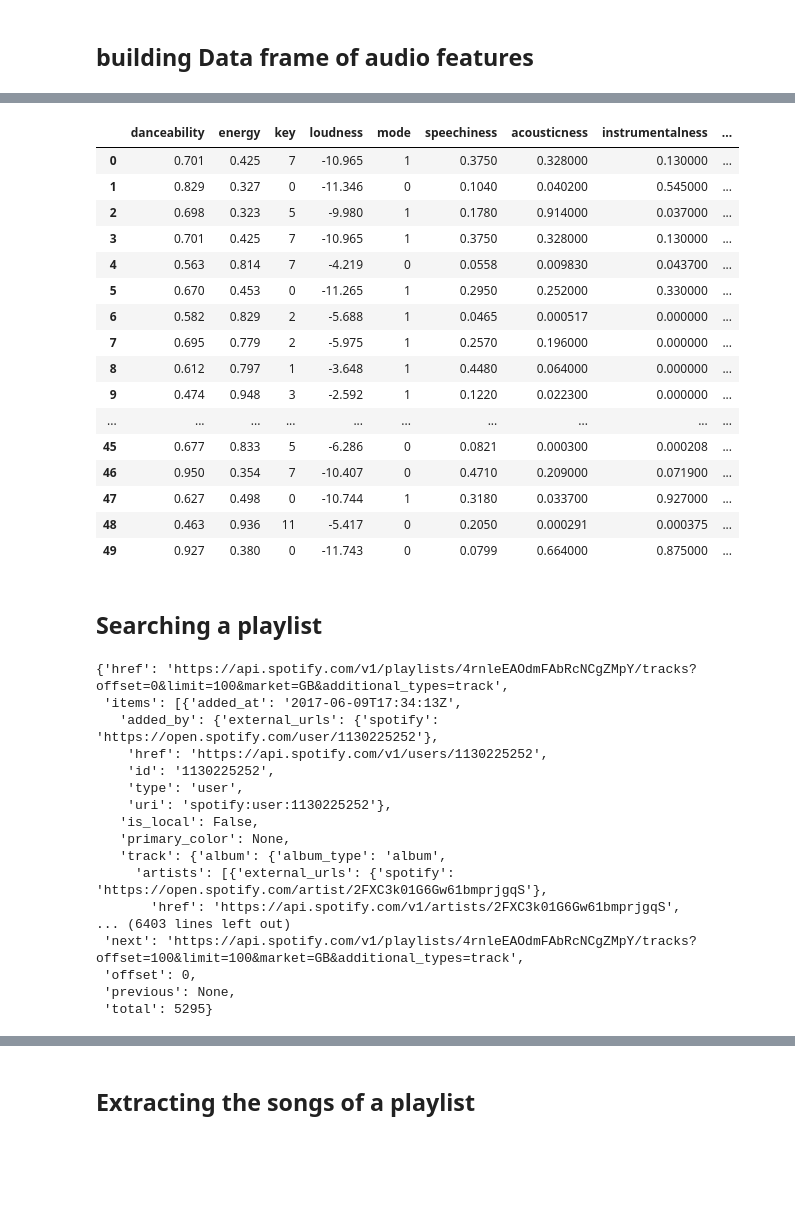
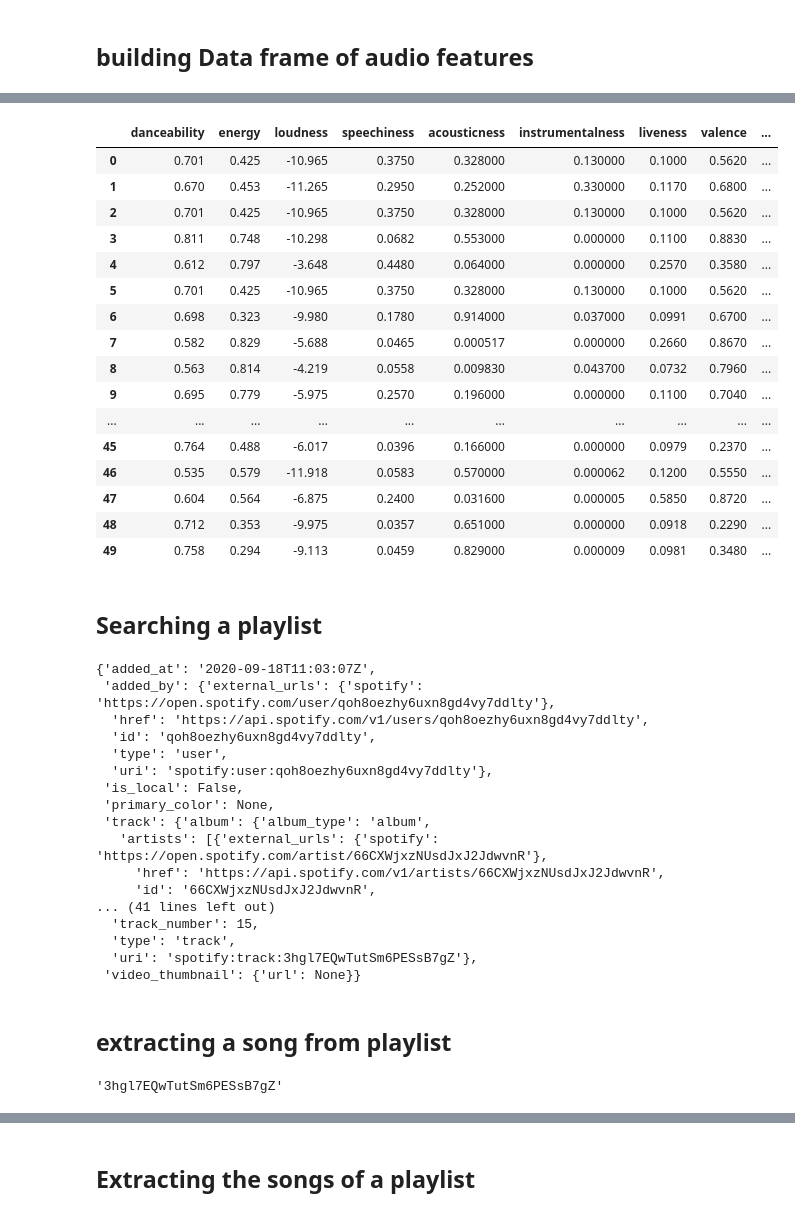
Before and after one commit to raafat-hantoush/IH_RH_DA_FT_MAY_2022, a Jupyter notebook: Class_Materials/Web_Scraping/Spotify_Structure.ipynb, the cells around one changed output, grey strips where cells are left out. Drawn from its saved outputs; the diff is of its cells as text; code cells hidden in the pictures; blank space fills up the shorter version.

```diff
--- a/Class_Materials/Web_Scraping/Spotify_Structure.ipynb
+++ b/Class_Materials/Web_Scraping/Spotify_Structure.ipynb
@@ -292,28 +370,32 @@ sp.audio_features(results["tracks"]["items"][0]["id"] )
 # %%
 #my_dict = sp.audio_features(song["tracks"]["items"][0]["uri"])[0] # you can provide a list of uri's
 
 list_of_songs=[]
 for index in range(0,len(song["tracks"]["items"])):
     list_of_songs.append(sp.audio_features(song["tracks"]["items"][index]["uri"])[0])
-pd.DataFrame(list_of_songs)
+df=pd.DataFrame(list_of_songs)
+df=df[["danceability","energy","loudness","speechiness","acousticness",
+    "instrumentalness","liveness","valence","tempo","id","duration_ms"]]
+
+df
 # %% [output]
-|  | danceability | energy | key | loudness | mode | speechiness | acousticness | instrumentalness | ... |
-| 0 | 0.701 | 0.425 | 7 | -10.965 | 1 | 0.3750 | 0.328000 | 0.130000 | ... |
-| 1 | 0.829 | 0.327 | 0 | -11.346 | 0 | 0.1040 | 0.040200 | 0.545000 | ... |
-| 2 | 0.698 | 0.323 | 5 | -9.980 | 1 | 0.1780 | 0.914000 | 0.037000 | ... |
-| 3 | 0.701 | 0.425 | 7 | -10.965 | 1 | 0.3750 | 0.328000 | 0.130000 | ... |
-| 4 | 0.563 | 0.814 | 7 | -4.219 | 0 | 0.0558 | 0.009830 | 0.043700 | ... |
-| 5 | 0.670 | 0.453 | 0 | -11.265 | 1 | 0.2950 | 0.252000 | 0.330000 | ... |
-| 6 | 0.582 | 0.829 | 2 | -5.688 | 1 | 0.0465 | 0.000517 | 0.000000 | ... |
-| 7 | 0.695 | 0.779 | 2 | -5.975 | 1 | 0.2570 | 0.196000 | 0.000000 | ... |
-| 8 | 0.612 | 0.797 | 1 | -3.648 | 1 | 0.4480 | 0.064000 | 0.000000 | ... |
-| 9 | 0.474 | 0.948 | 3 | -2.592 | 1 | 0.1220 | 0.022300 | 0.000000 | ... |
+|  | danceability | energy | loudness | speechiness | acousticness | instrumentalness | liveness | valence | ... |
+| 0 | 0.701 | 0.425 | -10.965 | 0.3750 | 0.328000 | 0.130000 | 0.1000 | 0.5620 | ... |
+| 1 | 0.670 | 0.453 | -11.265 | 0.2950 | 0.252000 | 0.330000 | 0.1170 | 0.6800 | ... |
+| 2 | 0.701 | 0.425 | -10.965 | 0.3750 | 0.328000 | 0.130000 | 0.1000 | 0.5620 | ... |
+| 3 | 0.811 | 0.748 | -10.298 | 0.0682 | 0.553000 | 0.000000 | 0.1100 | 0.8830 | ... |
+| 4 | 0.612 | 0.797 | -3.648 | 0.4480 | 0.064000 | 0.000000 | 0.2570 | 0.3580 | ... |
+| 5 | 0.701 | 0.425 | -10.965 | 0.3750 | 0.328000 | 0.130000 | 0.1000 | 0.5620 | ... |
+| 6 | 0.698 | 0.323 | -9.980 | 0.1780 | 0.914000 | 0.037000 | 0.0991 | 0.6700 | ... |
+| 7 | 0.582 | 0.829 | -5.688 | 0.0465 | 0.000517 | 0.000000 | 0.2660 | 0.8670 | ... |
+| 8 | 0.563 | 0.814 | -4.219 | 0.0558 | 0.009830 | 0.043700 | 0.0732 | 0.7960 | ... |
+| 9 | 0.695 | 0.779 | -5.975 | 0.2570 | 0.196000 | 0.000000 | 0.1100 | 0.7040 | ... |
 | ... | ... | ... | ... | ... | ... | ... | ... | ... | ... |
-| 45 | 0.677 | 0.833 | 5 | -6.286 | 0 | 0.0821 | 0.000300 | 0.000208 | ... |
-| 46 | 0.950 | 0.354 | 7 | -10.407 | 0 | 0.4710 | 0.209000 | 0.071900 | ... |
-| 47 | 0.627 | 0.498 | 0 | -10.744 | 1 | 0.3180 | 0.033700 | 0.927000 | ... |
-| 48 | 0.463 | 0.936 | 11 | -5.417 | 0 | 0.2050 | 0.000291 | 0.000375 | ... |
-| 49 | 0.927 | 0.380 | 0 | -11.743 | 0 | 0.0799 | 0.664000 | 0.875000 | ... |
+| 45 | 0.764 | 0.488 | -6.017 | 0.0396 | 0.166000 | 0.000000 | 0.0979 | 0.2370 | ... |
+| 46 | 0.535 | 0.579 | -11.918 | 0.0583 | 0.570000 | 0.000062 | 0.1200 | 0.5550 | ... |
+| 47 | 0.604 | 0.564 | -6.875 | 0.2400 | 0.031600 | 0.000005 | 0.5850 | 0.8720 | ... |
+| 48 | 0.712 | 0.353 | -9.975 | 0.0357 | 0.651000 | 0.000000 | 0.0918 | 0.2290 | ... |
+| 49 | 0.758 | 0.294 | -9.113 | 0.0459 | 0.829000 | 0.000009 | 0.0981 | 0.3480 | ... |
 # %% [markdown]
 ## Searching a playlist
 # %%
@@ -321,20 +403,26 @@ playlist = sp.user_playlist_tracks("spotify", "4rnleEAOdmFAbRcNCgZMpY",market="G
 # %%
-playlist
+playlist["items"][0]
 # %% [output]
-{'href': 'https://api.spotify.com/v1/playlists/4rnleEAOdmFAbRcNCgZMpY/tracks?offset=0&limit=100&market=GB&additional_types=track',
- 'items': [{'added_at': '2017-06-09T17:34:13Z',
-   'added_by': {'external_urls': {'spotify': 'https://open.spotify.com/user/1130225252'},
-    'href': 'https://api.spotify.com/v1/users/1130225252',
-    'id': '1130225252',
-    'type': 'user',
-    'uri': 'spotify:user:1130225252'},
-   'is_local': False,
-   'primary_color': None,
-   'track': {'album': {'album_type': 'album',
-     'artists': [{'external_urls': {'spotify': 'https://open.spotify.com/artist/2FXC3k01G6Gw61bmprjgqS'},
-       'href': 'https://api.spotify.com/v1/artists/2FXC3k01G6Gw61bmprjgqS',
-... (6403 lines left out)
- 'next': 'https://api.spotify.com/v1/playlists/4rnleEAOdmFAbRcNCgZMpY/tracks?offset=100&limit=100&market=GB&additional_types=track',
- 'offset': 0,
- 'previous': None,
- 'total': 5295}
+{'added_at': '2020-09-18T11:03:07Z',
+ 'added_by': {'external_urls': {'spotify': 'https://open.spotify.com/user/qoh8oezhy6uxn8gd4vy7ddlty'},
+  'href': 'https://api.spotify.com/v1/users/qoh8oezhy6uxn8gd4vy7ddlty',
+  'id': 'qoh8oezhy6uxn8gd4vy7ddlty',
+  'type': 'user',
+  'uri': 'spotify:user:qoh8oezhy6uxn8gd4vy7ddlty'},
+ 'is_local': False,
+ 'primary_color': None,
+ 'track': {'album': {'album_type': 'album',
+   'artists': [{'external_urls': {'spotify': 'https://open.spotify.com/artist/66CXWjxzNUsdJxJ2JdwvnR'},
+     'href': 'https://api.spotify.com/v1/artists/66CXWjxzNUsdJxJ2JdwvnR',
+     'id': '66CXWjxzNUsdJxJ2JdwvnR',
+... (41 lines left out)
+  'track_number': 15,
+  'type': 'track',
+  'uri': 'spotify:track:3hgl7EQwTutSm6PESsB7gZ'},
+ 'video_thumbnail': {'url': None}}
+# %% [markdown]
+## extracting a song from playlist
+# %%
+playlist["items"][0]["track"]["id"]
+# %% [output]
+'3hgl7EQwTutSm6PESsB7gZ'
```
Also changed, not shown: parts of 20 cells of this notebook.
